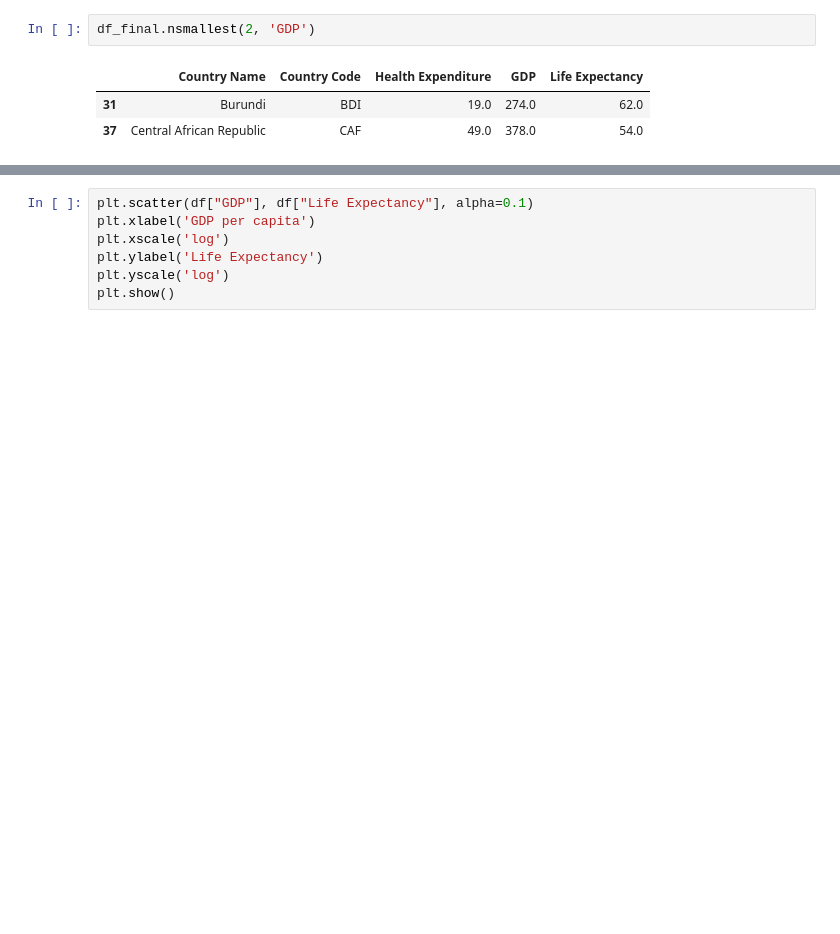
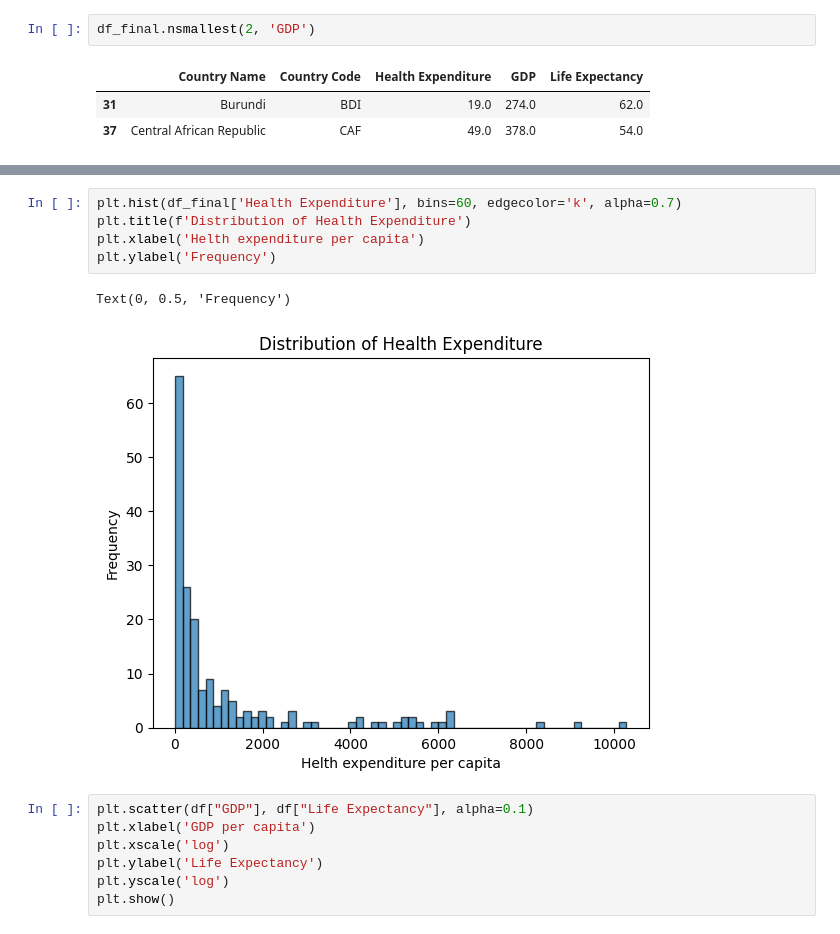
Before and after one commit to hannmann/Challenge, a Jupyter notebook: challenge2.ipynb, the cells around one changed output, grey strips where cells are left out. Cells and saved outputs as stored; diff of their text form; blank space fills up the shorter version.

```diff
--- a/challenge2.ipynb
+++ b/challenge2.ipynb
@@ -121,3 +137,11 @@ df_final.nsmallest(2, 'GDP')
+# %%
+plt.hist(df_final['Health Expenditure'], bins=60, edgecolor='k', alpha=0.7)
+plt.title(f'Distribution of Health Expenditure')
+plt.xlabel('Helth expenditure per capita')
+plt.ylabel('Frequency')
+# %% [output]
+Text(0, 0.5, 'Frequency')
+[figure, added]
 # %%
 plt.scatter(df["GDP"], df["Life Expectancy"], alpha=0.1)
 plt.xlabel('GDP per capita')
```
Also changed, not shown: parts of 3 cells of this notebook.
